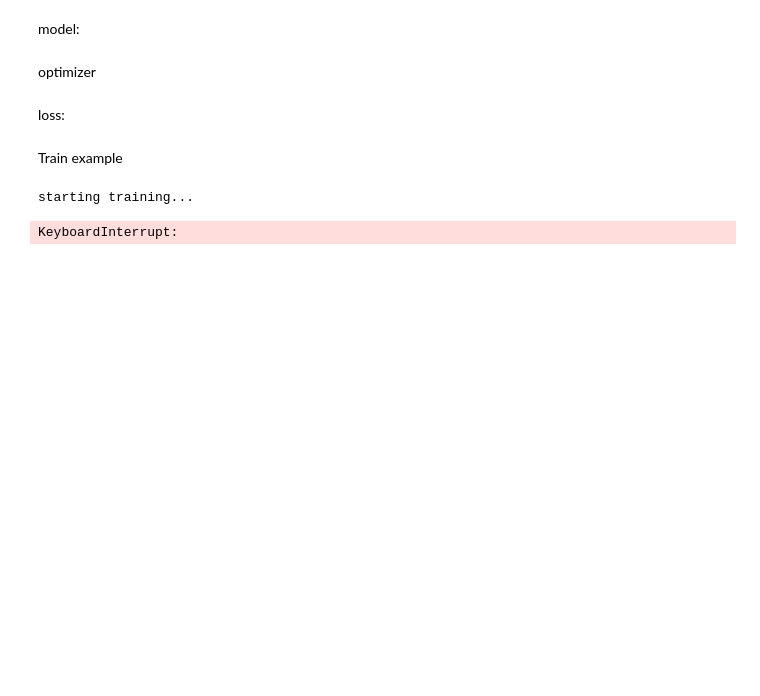
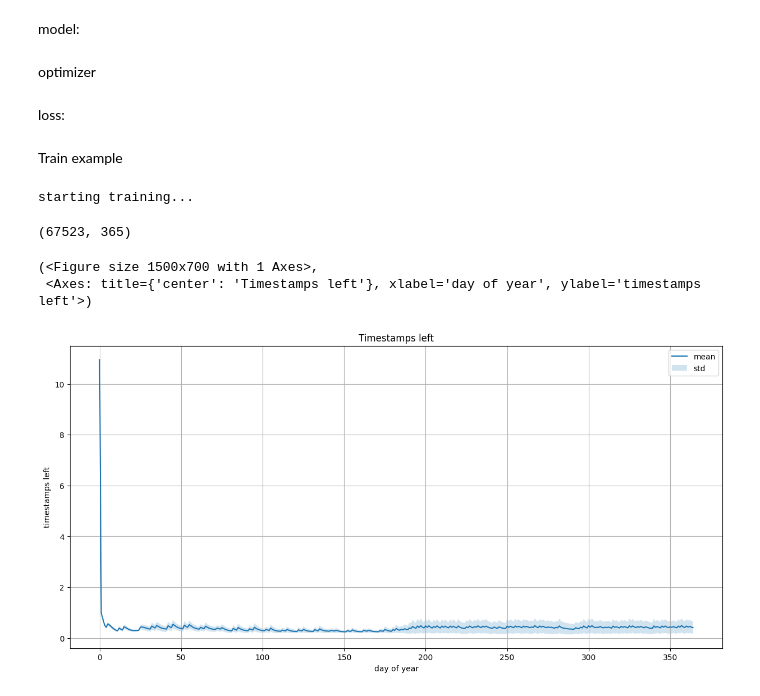
Before and after one commit to Aurenore/elects, a Jupyter notebook: coding_test/daily_reward_loss_test.ipynb, the cells around one changed output. Drawn from its saved outputs; the diff is of its cells as text; code cells hidden in the pictures; blank space fills up the shorter version.

Commit message:
plot timesamps_left (tested)

```diff
--- a/coding_test/daily_reward_loss_test.ipynb
+++ b/coding_test/daily_reward_loss_test.ipynb
@@ -150,6 +150,11 @@ with tqdm(range(start_epoch, config.epochs + 1)) as pbar:
     for epoch in pbar:
         trainloss = train_epoch(model, traindataloader, optimizer, criterion, device=config.device)
         testloss, stats = test_epoch(model, testdataloader, criterion, config.device, return_id=test_ds.return_id, daily_timestamps=config.daily_timestamps)
+        break
+
+        # plot timestamps left
+        fig_timestamps, ax_timestamps = plt.subplots(figsize=(15, 7))
+        plot_timestamps_left(stats, ax_timestamps, fig_timestamps)
 
         # statistic logging and visualization...
         precision, recall, fscore, support = sklearn.metrics.precision_recall_fscore_support(
@@ -166,4 +171,30 @@ with tqdm(range(start_epoch, config.epochs + 1)) as pbar:
         harmonic_mean = harmonic_mean_score(accuracy, stats["classification_earliness"])
 # %% [output]
 starting training...
-KeyboardInterrupt:
+# %%
+stats["timestamps_left"].shape
+# %% [output]
+(67523, 365)
+# %%
+def plot_timestamps_left(stats, ax_timestamps, fig_timestamps):
+    timestamps_left_mean = stats["timestamps_left"].mean(axis=0)
+    timestamps_left_std = stats["timestamps_left"].std(axis=0)
+    # plot mean and std
+    ax_timestamps.plot(timestamps_left_mean, label="mean")
+    ax_timestamps.fill_between(range(len(timestamps_left_mean)), timestamps_left_mean - timestamps_left_std,
+                              timestamps_left_mean + timestamps_left_std, alpha=0.2, label="std")
+    ax_timestamps.set_xlabel("day of year")
+    ax_timestamps.set_ylabel("timestamps left")
+    ax_timestamps.set_title("Timestamps left")
+    ax_timestamps.legend()
+    ax_timestamps.grid()
+
+    return fig_timestamps, ax_timestamps
+
+
+fig_timestamps, ax_timestamps = plt.subplots(figsize=(15, 7))
+plot_timestamps_left(stats, ax_timestamps, fig_timestamps)
+# %% [output]
+(<Figure size 1500x700 with 1 Axes>,
+ <Axes: title={'center': 'Timestamps left'}, xlabel='day of year', ylabel='timestamps left'>)
+[figure, added]
```
Also changed, not shown: parts of 1 cell of this notebook, 3 other files.
